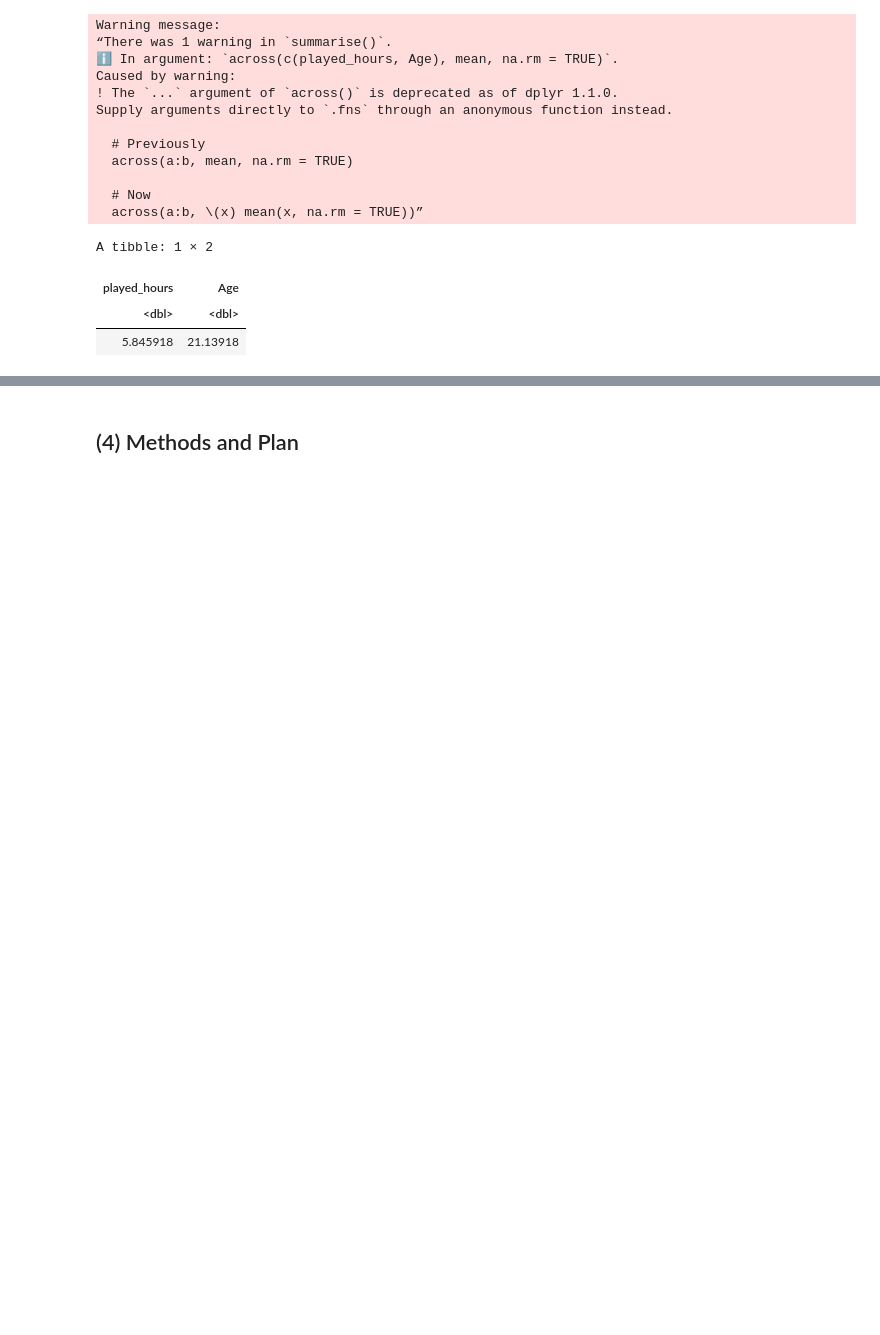
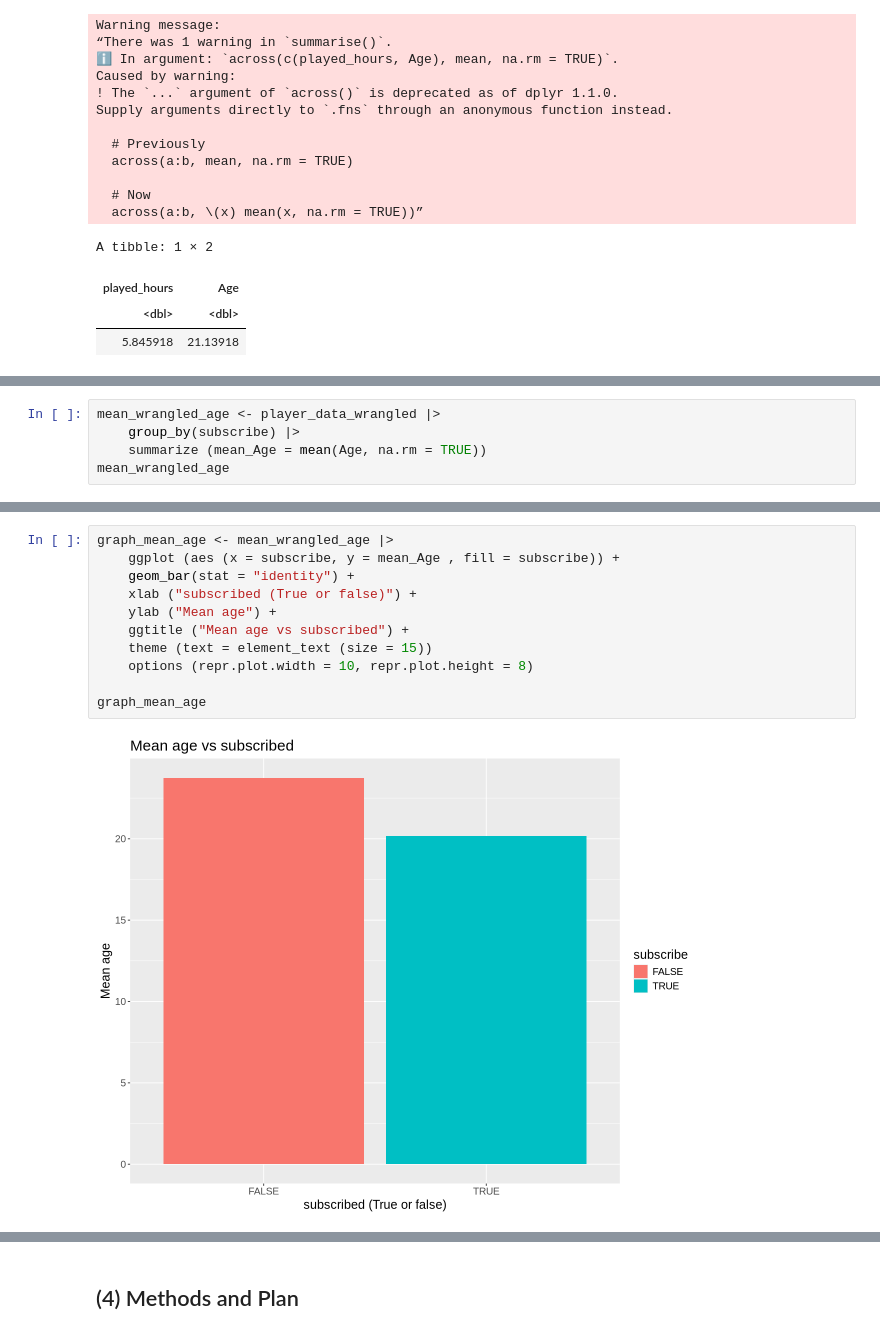
Before and after one commit to SimranHeir/DSCI-100-Project-Planning-Stage-Individual-Simran-Heir, a Jupyter notebook: Project Planning Individual Stage Notebook - Simran Heir.ipynb, the cells around one changed output, grey strips where cells are left out. Cells and saved outputs as stored; diff of their text form; blank space fills up the shorter version.

```diff
--- a/Project Planning Individual Stage Notebook - Simran Heir.ipynb
+++ b/Project Planning Individual Stage Notebook - Simran Heir.ipynb
@@ -259,0 +268,5 @@ what relationship does it have with some of the other variables?
+# %%
+mean_wrangled_age <- player_data_wrangled |>
+    group_by(subscribe) |>
+    summarize (mean_Age = mean(Age, na.rm = TRUE))
+mean_wrangled_age
@@ -259,0 +279,13 @@ what relationship does it have with some of the other variables?
+# %%
+graph_mean_age <- mean_wrangled_age |>
+    ggplot (aes (x = subscribe, y = mean_Age , fill = subscribe)) +
+    geom_bar(stat = "identity") +
+    xlab ("subscribed (True or false)") +
+    ylab ("Mean age") +
+    ggtitle ("Mean age vs subscribed") +
+    theme (text = element_text (size = 15))
+    options (repr.plot.width = 10, repr.plot.height = 8)
+
+graph_mean_age
+# %% [output]
+[figure, added]
```
Also changed, not shown: parts of 16 cells of this notebook.
